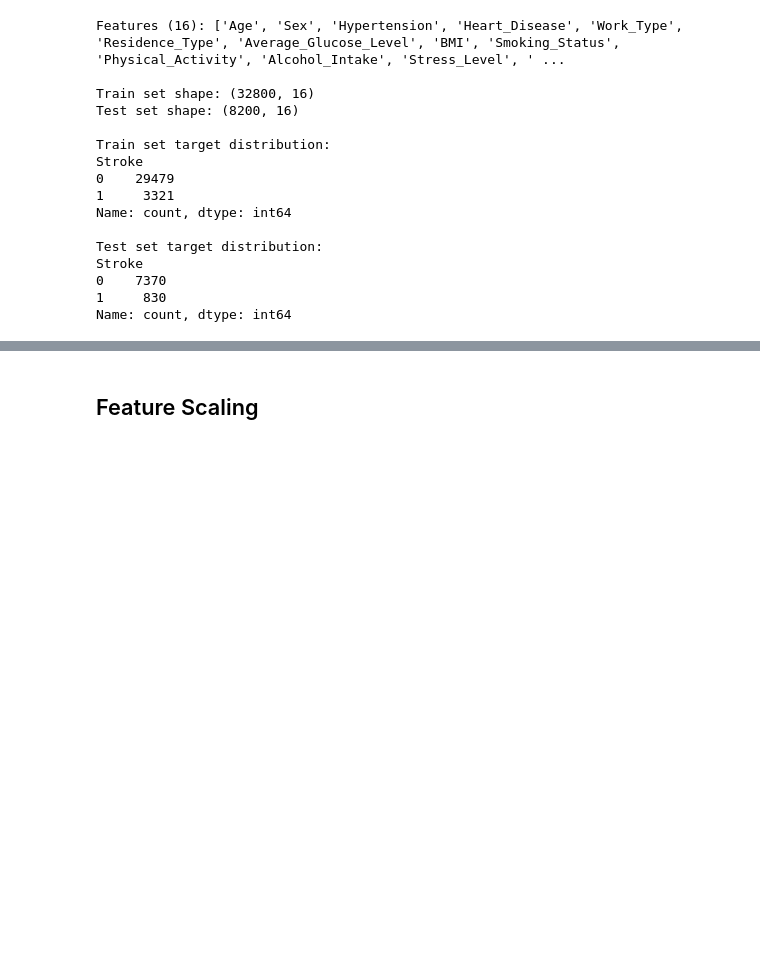
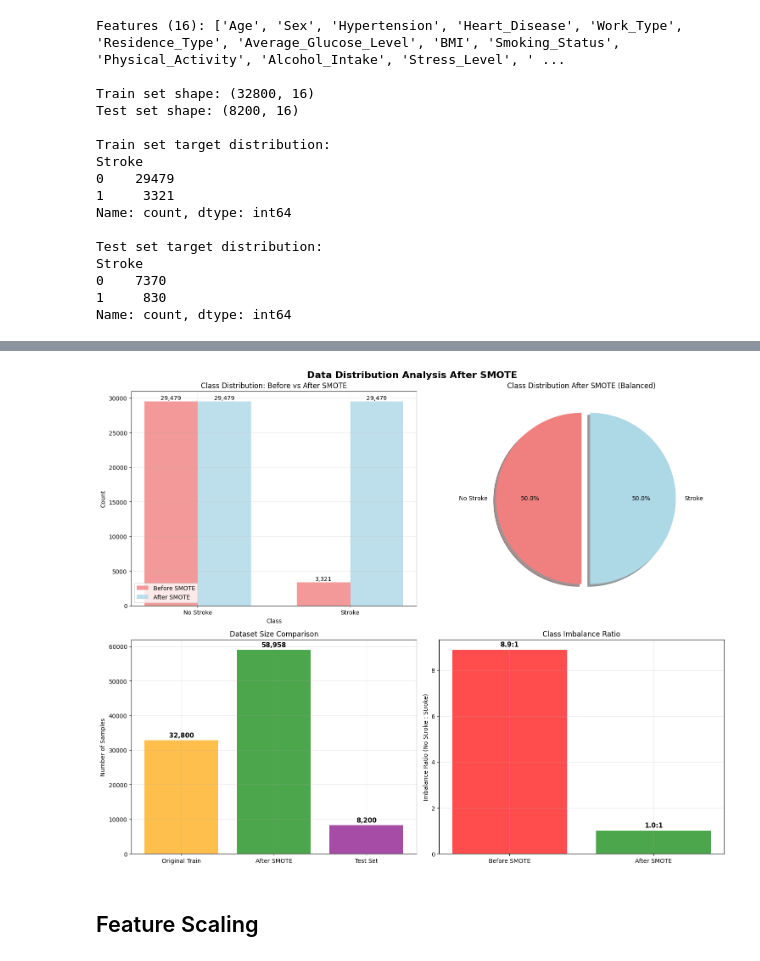
Before and after one commit to linara03/Stroke_prediction_project, a Jupyter notebook: notebooks/random_forest_model.ipynb, the cells around one changed output, grey strips where cells are left out. Cells and saved outputs as stored; diff of their text form; code cells hidden in the pictures; blank space fills up the shorter version.

```diff
--- a/notebooks/random_forest_model.ipynb
+++ b/notebooks/random_forest_model.ipynb
@@ -142,3 +137,87 @@ Name: count, dtype: int64
+# %%
+import matplotlib.pyplot as plt
+import seaborn as sns
+
+plt.style.use('default')
+sns.set_palette("husl")
+
+fig, axes = plt.subplots(2, 2, figsize=(15, 12))
+fig.suptitle('Data Distribution Analysis After SMOTE', fontsize=16, fontweight='bold')
+
+ax1 = axes[0, 0]
+before_counts = y_train.value_counts().sort_index()
+after_counts = pd.Series(y_train_resampled).value_counts().sort_index()
+
+x = ['No Stroke', 'Stroke']
+before_values = [before_counts[0], before_counts[1]]
+after_values = [after_counts[0], after_counts[1]]
+
+x_pos = np.arange(len(x))
+width = 0.35
+
+bars1 = ax1.bar(x_pos - width/2, before_values, width, label='Before SMOTE', alpha=0.8, color='lightcoral')
+bars2 = ax1.bar(x_pos + width/2, after_values, width, label='After SMOTE', alpha=0.8, color='lightblue')
+
+ax1.set_xlabel('Class')
+ax1.set_ylabel('Count')
+ax1.set_title('Class Distribution: Before vs After SMOTE')
+ax1.set_xticks(x_pos)
+ax1.set_xticklabels(x)
+ax1.legend()
+ax1.grid(True, alpha=0.3)
+
+for bar in bars1:
+    height = bar.get_height()
+    ax1.text(bar.get_x() + bar.get_width()/2., height + 100,
+             f'{int(height):,}', ha='center', va='bottom', fontsize=10)
+for bar in bars2:
+    height = bar.get_height()
+    ax1.text(bar.get_x() + bar.get_width()/2., height + 100,
+             f'{int(height):,}', ha='center', va='bottom', fontsize=10)
+
+ax2 = axes[0, 1]
+labels = ['No Stroke', 'Stroke']
+sizes = [after_counts[0], after_counts[1]]
+colors = ['lightcoral', 'lightblue']
+explode = (0, 0.1)
+
+wedges, texts, autotexts = ax2.pie(sizes, explode=explode, labels=labels, colors=colors,
+                                  autopct='%1.1f%%', shadow=True, startangle=90)
+ax2.set_title('Class Distribution After SMOTE (Balanced)')
+
+ax3 = axes[1, 0]
+categories = ['Original Train', 'After SMOTE', 'Test Set']
+sizes = [len(X_train), len(X_train_resampled), len(X_test)]
+colors = ['orange', 'green', 'purple']
+
+bars = ax3.bar(categories, sizes, color=colors, alpha=0.7)
+ax3.set_ylabel('Number of Samples')
+ax3.set_title('Dataset Size Comparison')
+ax3.grid(True, alpha=0.3)
+
+for bar in bars:
+    height = bar.get_height()
+    ax3.text(bar.get_x() + bar.get_width()/2., height + 500,
+             f'{int(height):,}', ha='center', va='bottom', fontsize=11, fontweight='bold')
+
+ax4 = axes[1, 1]
+ratios = ['Before SMOTE', 'After SMOTE']
+imbalance_values = [before_counts[0]/before_counts[1], after_counts[0]/after_counts[1]]
+
+bars = ax4.bar(ratios, imbalance_values, color=['red', 'green'], alpha=0.7)
+ax4.set_ylabel('Imbalance Ratio (No Stroke : Stroke)')
+ax4.set_title('Class Imbalance Ratio')
+ax4.grid(True, alpha=0.3)
+
+for bar in bars:
+    height = bar.get_height()
+    ax4.text(bar.get_x() + bar.get_width()/2., height + 0.1,
+             f'{height:.1f}:1', ha='center', va='bottom', fontsize=11, fontweight='bold')
+
+plt.tight_layout()
+plt.show()
+# %% [output]
+[figure, added]
 # %% [markdown]
 ## Feature Scaling
 # %%
```
Also changed, not shown: parts of 9 cells of this notebook, 6 other files.
